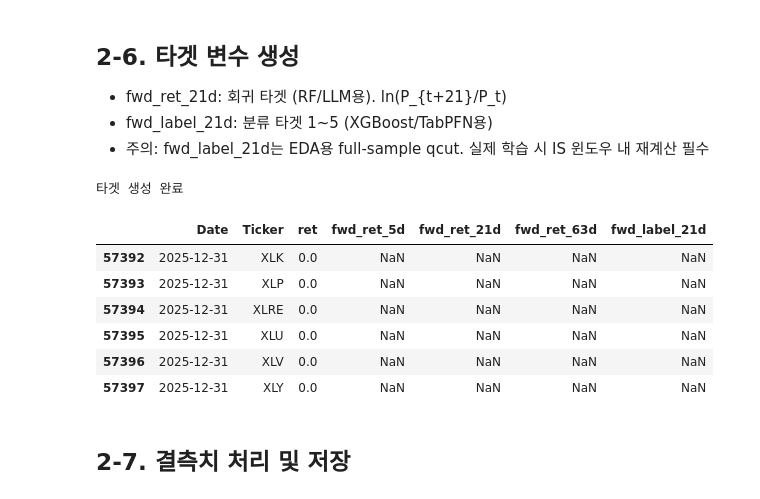
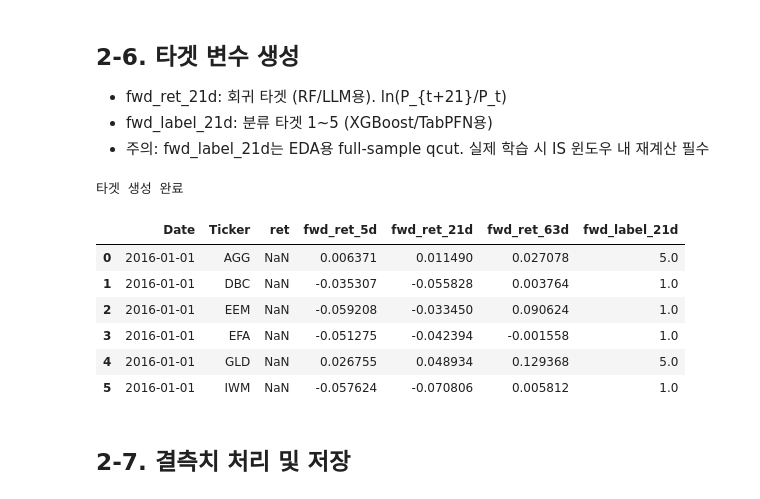
Before and after one commit to sybeom528/finance_project, a Jupyter notebook: 김윤서/Step2_Preprocessing_yoonbeom.ipynb, the cells around one changed output. Saved outputs shown, nothing was run; the diff lists cells and outputs as text; code cells hidden in the pictures.

```diff
--- a/김윤서/Step2_Preprocessing_yoonbeom.ipynb
+++ b/김윤서/Step2_Preprocessing_yoonbeom.ipynb
@@ -308,37 +320,41 @@ Date range: 2016-01-01 ~ 2025-12-31
 # %%
 # 2-6. 타겟 생성
 out = []
 for ticker, g in df_panel.groupby('Ticker', sort=False):
     g = g.sort_values('Date').copy()
     p = g['price']
     for h in [5, 21, 63]:
         g[f'fwd_ret_{h}d'] = np.log(p.shift(-h) / p)
+    """
+    p.shift(-h)는 시계열을 h행 앞으로 당기는 것.
+    즉, t 시점에서 p.shift(-21)의 값 = t+21일의 가격 P_{t+21}
+    """
     out.append(g)
 
 df_panel = pd.concat(out).sort_values(['Date','Ticker']).reset_index(drop=True)
 
 def safe_qcut(s):
     try:
         return pd.qcut(s, q=5, labels=[1,2,3,4,5], duplicates='drop').astype(float)
     except:
         return np.nan
 
 df_panel['fwd_label_21d'] = (
     df_panel.groupby('Ticker')['fwd_ret_21d']
     .transform(safe_qcut)
 )
 
 print('타겟 생성 완료')
-df_panel[['Date','Ticker','ret','fwd_ret_5d','fwd_ret_21d','fwd_ret_63d','fwd_label_21d']].tail(6)
+df_panel[['Date','Ticker','ret','fwd_ret_5d','fwd_ret_21d','fwd_ret_63d','fwd_label_21d']].head(6)
 # %% [output]
 타겟 생성 완료
 |  | Date | Ticker | ret | fwd_ret_5d | fwd_ret_21d | fwd_ret_63d | fwd_label_21d |
-| 57392 | 2025-12-31 | XLK | 0.0 | NaN | NaN | NaN | NaN |
-| 57393 | 2025-12-31 | XLP | 0.0 | NaN | NaN | NaN | NaN |
-| 57394 | 2025-12-31 | XLRE | 0.0 | NaN | NaN | NaN | NaN |
-| 57395 | 2025-12-31 | XLU | 0.0 | NaN | NaN | NaN | NaN |
-| 57396 | 2025-12-31 | XLV | 0.0 | NaN | NaN | NaN | NaN |
-| 57397 | 2025-12-31 | XLY | 0.0 | NaN | NaN | NaN | NaN |
+| 0 | 2016-01-01 | AGG | NaN | 0.006371 | 0.011490 | 0.027078 | 5.0 |
+| 1 | 2016-01-01 | DBC | NaN | -0.035307 | -0.055828 | 0.003764 | 1.0 |
+| 2 | 2016-01-01 | EEM | NaN | -0.059208 | -0.033450 | 0.090624 | 1.0 |
+| 3 | 2016-01-01 | EFA | NaN | -0.051275 | -0.042394 | -0.001558 | 1.0 |
+| 4 | 2016-01-01 | GLD | NaN | 0.026755 | 0.048934 | 0.129368 | 5.0 |
+| 5 | 2016-01-01 | IWM | NaN | -0.057624 | -0.070806 | 0.005812 | 1.0 |
 # %% [markdown]
 ## 2-7. 결측치 처리 및 저장
 # %%
```
Also changed, not shown: parts of 11 cells of this notebook, 9 other files.
